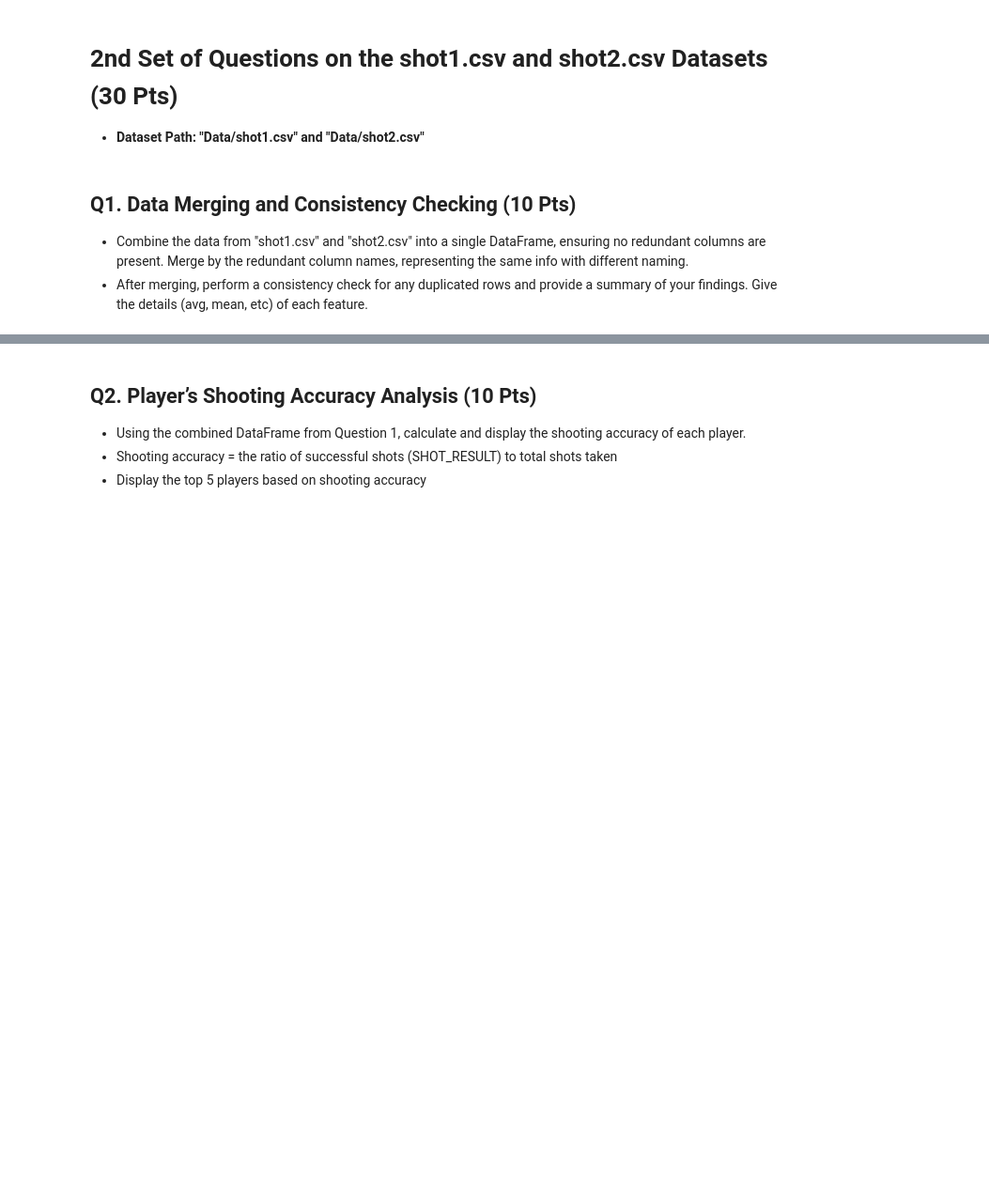
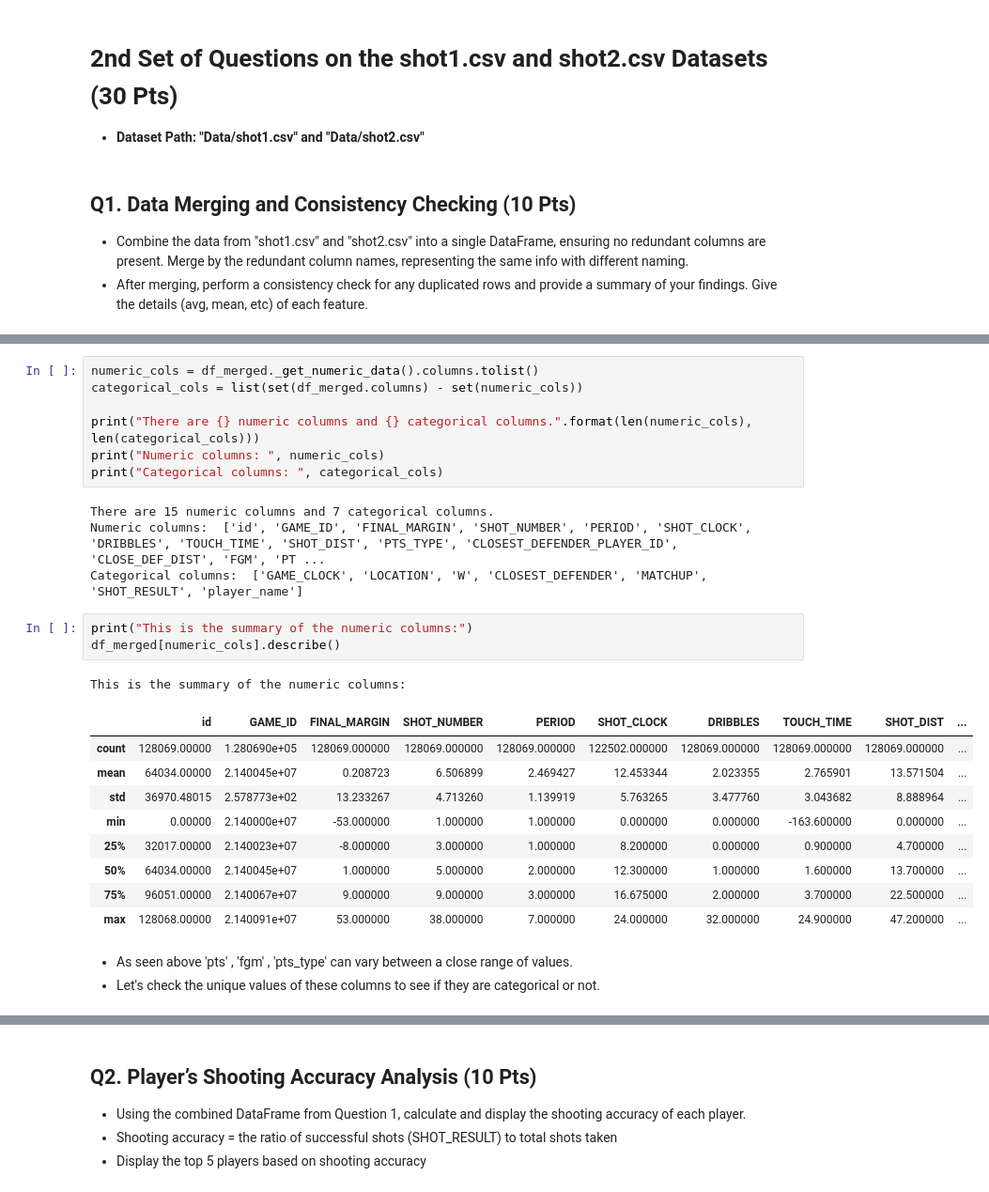
Before and after one commit to alperendemirciai/AIN214, a Jupyter notebook: Assignment1/Assignment1_2023.ipynb, the cells around one changed output, grey strips where cells are left out. Shown at 94% size. Saved outputs shown, nothing was run; the diff lists cells and outputs as text; blank space fills up the shorter version.

```diff
--- a/Assignment1/Assignment1_2023.ipynb
+++ b/Assignment1/Assignment1_2023.ipynb
@@ -300,0 +408,28 @@ Name: ptratio, dtype: float64
+# %%
+numeric_cols = df_merged._get_numeric_data().columns.tolist()
+categorical_cols = list(set(df_merged.columns) - set(numeric_cols))
+
+print("There are {} numeric columns and {} categorical columns.".format(len(numeric_cols), len(categorical_cols)))
+print("Numeric columns: ", numeric_cols)
+print("Categorical columns: ", categorical_cols)
+# %% [output]
+There are 15 numeric columns and 7 categorical columns.
+Numeric columns:  ['id', 'GAME_ID', 'FINAL_MARGIN', 'SHOT_NUMBER', 'PERIOD', 'SHOT_CLOCK', 'DRIBBLES', 'TOUCH_TIME', 'SHOT_DIST', 'PTS_TYPE', 'CLOSEST_DEFENDER_PLAYER_ID', 'CLOSE_DEF_DIST', 'FGM', 'PT ...
+Categorical columns:  ['GAME_CLOCK', 'LOCATION', 'W', 'CLOSEST_DEFENDER', 'MATCHUP', 'SHOT_RESULT', 'player_name']
+# %%
+print("This is the summary of the numeric columns:")
+df_merged[numeric_cols].describe()
+# %% [output]
+This is the summary of the numeric columns:
+|  | id | GAME_ID | FINAL_MARGIN | SHOT_NUMBER | PERIOD | SHOT_CLOCK | DRIBBLES | TOUCH_TIME | SHOT_DIST | ... |
+| count | 128069.00000 | 1.280690e+05 | 128069.000000 | 128069.000000 | 128069.000000 | 122502.000000 | 128069.000000 | 128069.000000 | 128069.000000 | ... |
+| mean | 64034.00000 | 2.140045e+07 | 0.208723 | 6.506899 | 2.469427 | 12.453344 | 2.023355 | 2.765901 | 13.571504 | ... |
+| std | 36970.48015 | 2.578773e+02 | 13.233267 | 4.713260 | 1.139919 | 5.763265 | 3.477760 | 3.043682 | 8.888964 | ... |
+| min | 0.00000 | 2.140000e+07 | -53.000000 | 1.000000 | 1.000000 | 0.000000 | 0.000000 | -163.600000 | 0.000000 | ... |
+| 25% | 32017.00000 | 2.140023e+07 | -8.000000 | 3.000000 | 1.000000 | 8.200000 | 0.000000 | 0.900000 | 4.700000 | ... |
+| 50% | 64034.00000 | 2.140045e+07 | 1.000000 | 5.000000 | 2.000000 | 12.300000 | 1.000000 | 1.600000 | 13.700000 | ... |
+| 75% | 96051.00000 | 2.140067e+07 | 9.000000 | 9.000000 | 3.000000 | 16.675000 | 2.000000 | 3.700000 | 22.500000 | ... |
+| max | 128068.00000 | 2.140091e+07 | 53.000000 | 38.000000 | 7.000000 | 24.000000 | 32.000000 | 24.900000 | 47.200000 | ... |
+# %% [markdown]
+* As seen above 'pts' , 'fgm' , 'pts_type' can vary between a close range of values.
+* Let's check the unique values of these columns to see if they are categorical or not.
```
Also changed, not shown: parts of 49 cells of this notebook.
